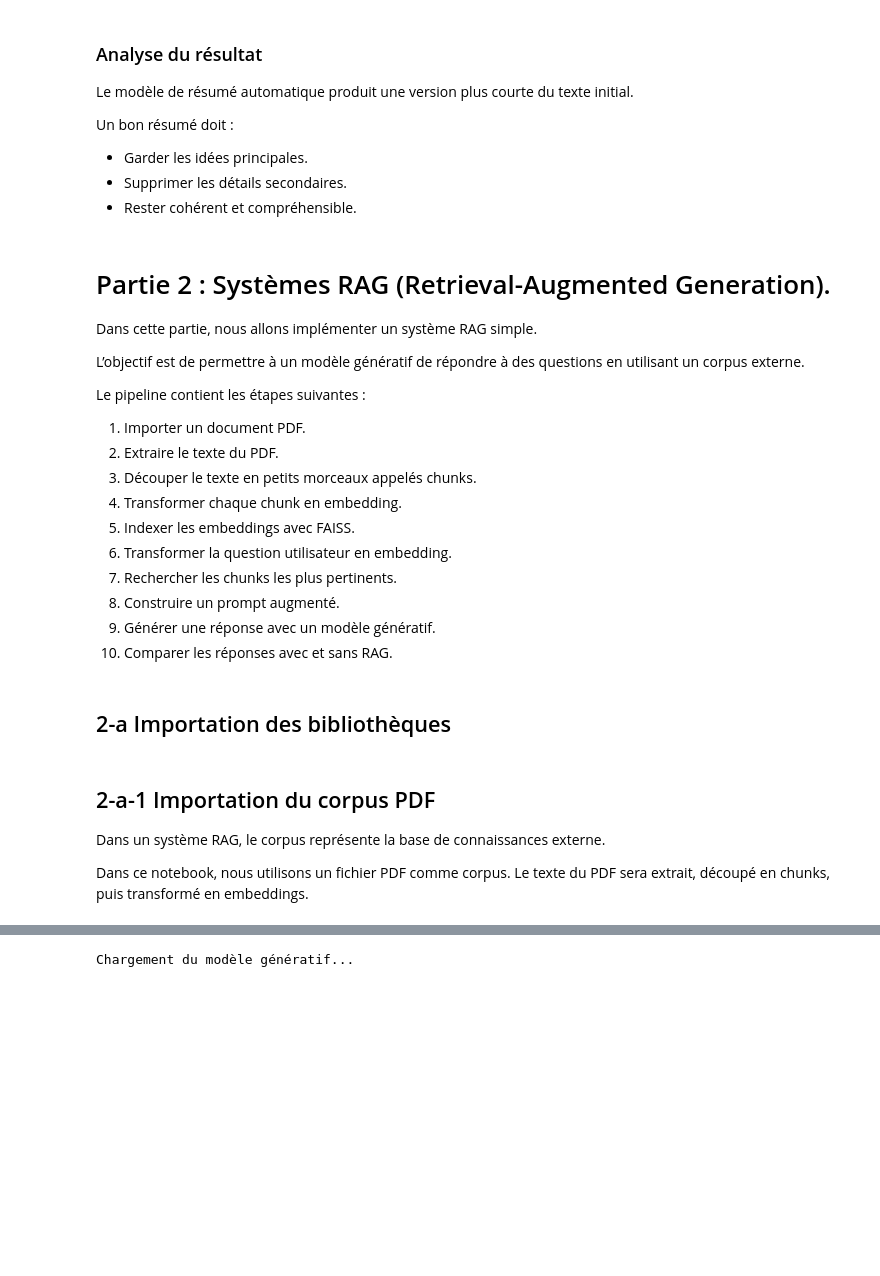
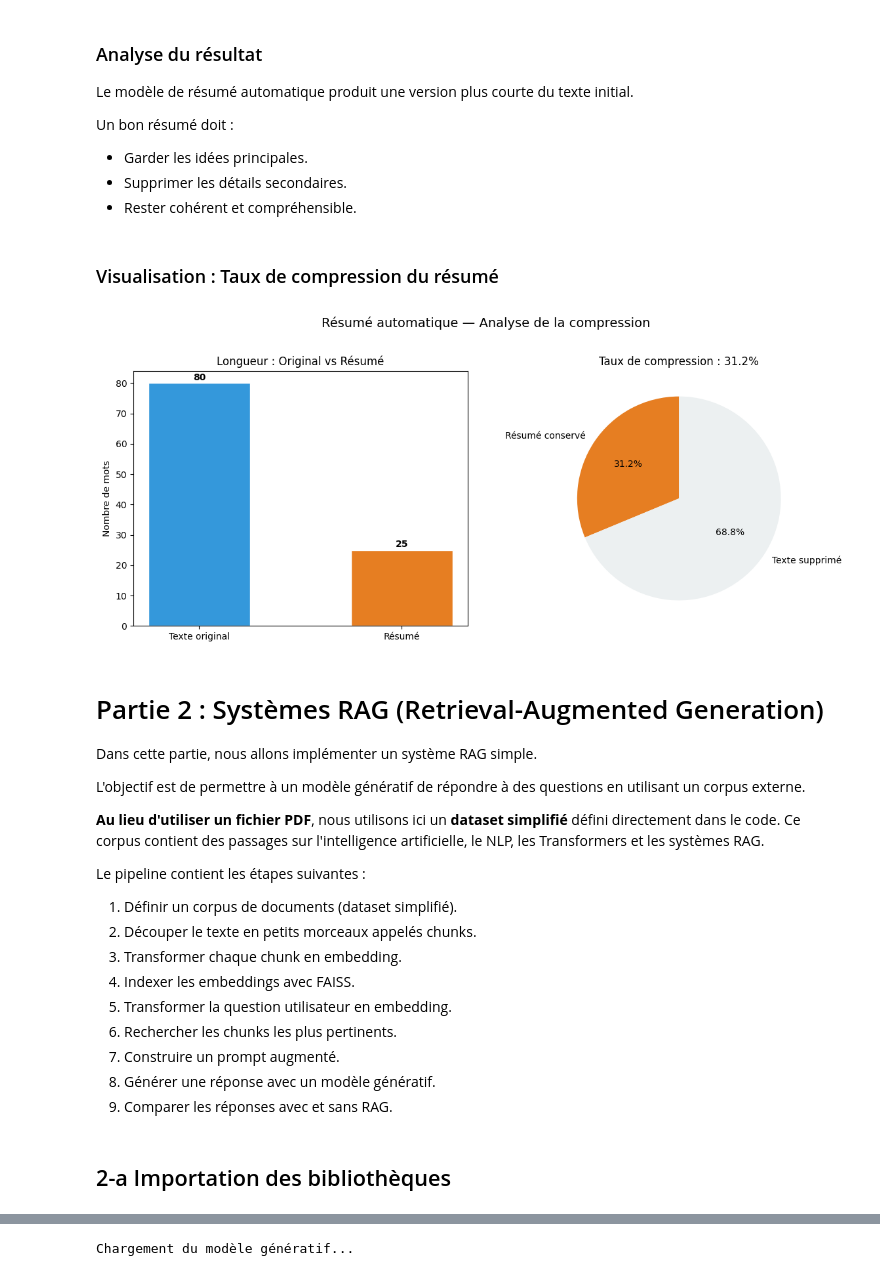
Before and after one commit to TAMZIRT-MOHAMED/transformers-rag-nlp-lab, a Jupyter notebook: transformers_rag_nlp_lab.ipynb, the cells around one changed output, grey strips where cells are left out. Drawn from its saved outputs; the diff is of its cells as text; code cells hidden in the pictures; blank space fills up the shorter version.

Commit message:
feat: add project report, logos, and update experiment notebooks

```diff
--- a/transformers_rag_nlp_lab.ipynb
+++ b/transformers_rag_nlp_lab.ipynb
@@ -333,24 +418,65 @@ Un bon résumé doit :
 - Garder les idées principales.
 - Supprimer les détails secondaires.
 - Rester cohérent et compréhensible.
+# %% [markdown]
+### Visualisation : Taux de compression du résumé
+# %%
+import matplotlib.pyplot as plt
+
+# Récupération du texte et du résumé depuis les variables existantes
+try:
+    original_len = len(texte_long.split())
+    resume_text = resume_pipeline(texte_long, max_length=60, min_length=20, do_sample=False)[0]['summary_text']
+    resume_len = len(resume_text.split())
+except:
+    original_len = 80  # valeur approximative
+    resume_len = 25
+
+taux_compression = resume_len / original_len
+
+fig, (ax1, ax2) = plt.subplots(1, 2, figsize=(12, 5))
+
+# Barplot comparatif
+ax1.bar(["Texte original", "Résumé"], [original_len, resume_len],
+        color=["#3498db", "#e67e22"], edgecolor='white', width=0.5)
+ax1.set_ylabel("Nombre de mots")
+ax1.set_title("Longueur : Original vs Résumé")
+
+for i, v in enumerate([original_len, resume_len]):
+    ax1.text(i, v + 1, str(v), ha='center', fontweight='bold')
+
+# Pie chart du taux de compression
+ax2.pie([resume_len, original_len - resume_len],
+        labels=["Résumé conservé", "Texte supprimé"],
+        colors=["#e67e22", "#ecf0f1"],
+        autopct='%1.1f%%', startangle=90)
+ax2.set_title(f"Taux de compression : {taux_compression:.1%}")
+
+plt.suptitle("Résumé automatique — Analyse de la compression", fontsize=14, y=1.02)
+plt.tight_layout()
+plt.show()
+# %% [output]
+[figure, added]
 # %% [markdown]
-# Partie 2 : Systèmes RAG (Retrieval-Augmented Generation).
+# Partie 2 : Systèmes RAG (Retrieval-Augmented Generation)
 
 Dans cette partie, nous allons implémenter un système RAG simple.
 
-L’objectif est de permettre à un modèle génératif de répondre à des questions en utilisant un corpus externe.
+L'objectif est de permettre à un modèle génératif de répondre à des questions en utilisant un corpus externe.
+
+**Au lieu d'utiliser un fichier PDF**, nous utilisons ici un **dataset simplifié** défini directement dans le code.
+Ce corpus contient des passages sur l'intelligence artificielle, le NLP, les Transformers et les systèmes RAG.
 
 Le pipeline contient les étapes suivantes :
 
-1. Importer un document PDF.
-2. Extraire le texte du PDF.
-3. Découper le texte en petits morceaux appelés chunks.
-4. Transformer chaque chunk en embedding.
-5. Indexer les embeddings avec FAISS.
-6. Transformer la question utilisateur en embedding.
-7. Rechercher les chunks les plus pertinents.
-8. Construire un prompt augmenté.
-9. Générer une réponse avec un modèle génératif.
-10. Comparer les réponses avec et sans RAG.
+1. Définir un corpus de documents (dataset simplifié).
+2. Découper le texte en petits morceaux appelés chunks.
+3. Transformer chaque chunk en embedding.
+4. Indexer les embeddings avec FAISS.
+5. Transformer la question utilisateur en embedding.
+6. Rechercher les chunks les plus pertinents.
+7. Construire un prompt augmenté.
+8. Générer une réponse avec un modèle génératif.
+9. Comparer les réponses avec et sans RAG.
 # %%
 # Installation des bibliothèques nécessaires
@@ -367,8 +491,2 @@ from google.colab import files
 from sentence_transformers import SentenceTransformer
 from transformers import pipeline
-# %% [markdown]
-## 2-a-1 Importation du corpus PDF
-
-Dans un système RAG, le corpus représente la base de connaissances externe.
-
-Dans ce notebook, nous utilisons un fichier PDF comme corpus. Le texte du PDF sera extrait, découpé en chunks, puis transformé en embeddings.
```
Also changed, not shown: parts of 44 cells of this notebook, 6 other files.
